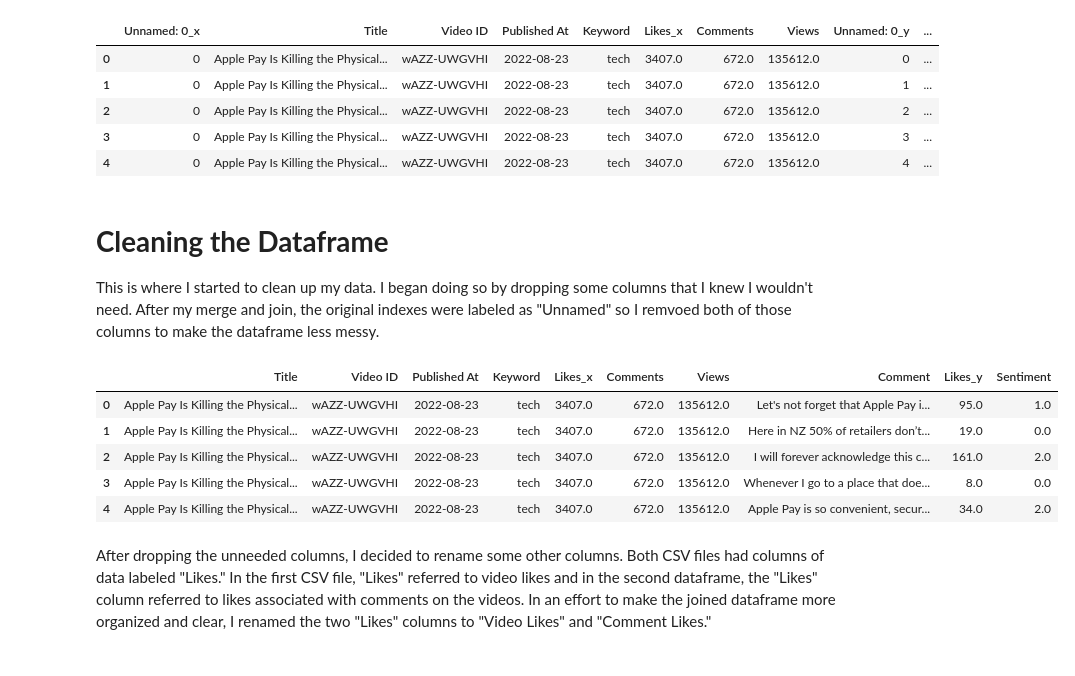
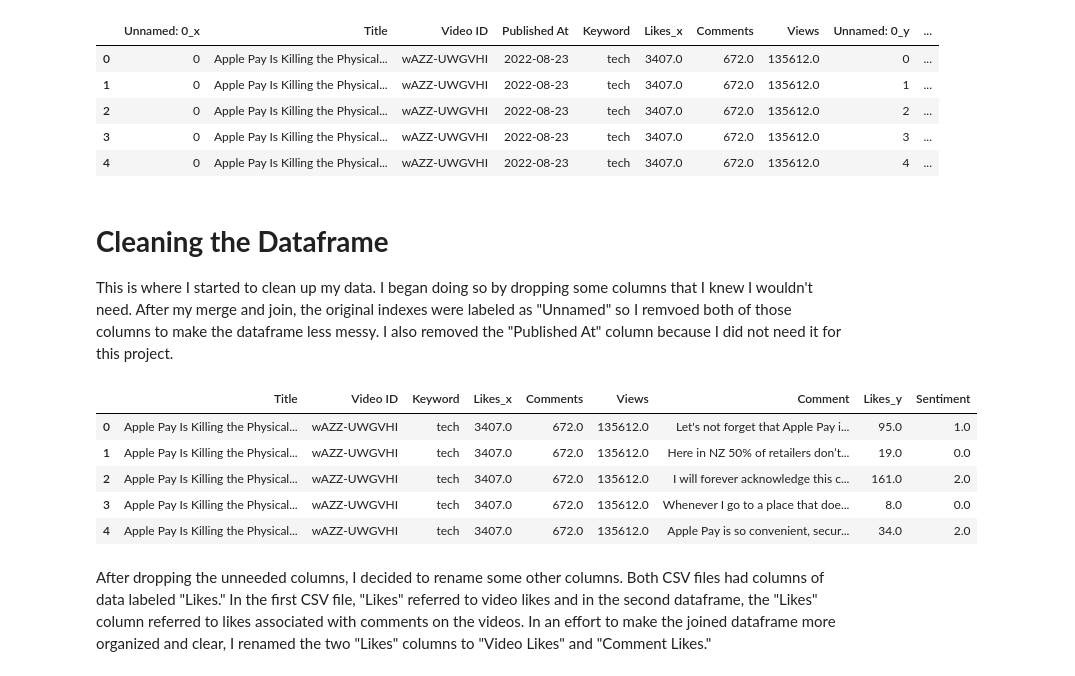
Before and after one commit to alishacopley/youtube_data_analysis, a Jupyter notebook: youtube_data_analysis.ipynb, the cells around one changed output. Drawn from its saved outputs; the diff is of its cells as text; code cells hidden in the pictures.

Commit message:
cleaned my data

```diff
--- a/youtube_data_analysis.ipynb
+++ b/youtube_data_analysis.ipynb
@@ -59,20 +59,20 @@ df3.head()
 # %% [markdown]
 # **Cleaning the Dataframe** #
 
-This is where I started to clean up my data. I began doing so by dropping some columns that I knew I wouldn't need. After my merge and join, the original indexes were labeled as "Unnamed" so I remvoed both of those columns to make the dataframe less messy.
+This is where I started to clean up my data. I began doing so by dropping some columns that I knew I wouldn't need. After my merge and join, the original indexes were labeled as "Unnamed" so I remvoed both of those columns to make the dataframe less messy. I also removed the "Published At" column because I did not need it for this project.
 # %%
 # Drop unneeded columns from dataframe
 
-youtube_data = df3.drop(columns=['Unnamed: 0_x', 'Unnamed: 0_y'])
+youtube_data = df3.drop(columns=['Unnamed: 0_x', 'Unnamed: 0_y', 'Published At'])
 
 youtube_data.head()
 # %% [output]
-|  | Title | Video ID | Published At | Keyword | Likes_x | Comments | Views | Comment | Likes_y | Sentiment |
-| 0 | Apple Pay Is Killing the Physical... | wAZZ-UWGVHI | 2022-08-23 | tech | 3407.0 | 672.0 | 135612.0 | Let's not forget that Apple Pay i... | 95.0 | 1.0 |
-| 1 | Apple Pay Is Killing the Physical... | wAZZ-UWGVHI | 2022-08-23 | tech | 3407.0 | 672.0 | 135612.0 | Here in NZ 50% of retailers don’t... | 19.0 | 0.0 |
-| 2 | Apple Pay Is Killing the Physical... | wAZZ-UWGVHI | 2022-08-23 | tech | 3407.0 | 672.0 | 135612.0 | I will forever acknowledge this c... | 161.0 | 2.0 |
-| 3 | Apple Pay Is Killing the Physical... | wAZZ-UWGVHI | 2022-08-23 | tech | 3407.0 | 672.0 | 135612.0 | Whenever I go to a place that doe... | 8.0 | 0.0 |
-| 4 | Apple Pay Is Killing the Physical... | wAZZ-UWGVHI | 2022-08-23 | tech | 3407.0 | 672.0 | 135612.0 | Apple Pay is so convenient, secur... | 34.0 | 2.0 |
+|  | Title | Video ID | Keyword | Likes_x | Comments | Views | Comment | Likes_y | Sentiment |
+| 0 | Apple Pay Is Killing the Physical... | wAZZ-UWGVHI | tech | 3407.0 | 672.0 | 135612.0 | Let's not forget that Apple Pay i... | 95.0 | 1.0 |
+| 1 | Apple Pay Is Killing the Physical... | wAZZ-UWGVHI | tech | 3407.0 | 672.0 | 135612.0 | Here in NZ 50% of retailers don’t... | 19.0 | 0.0 |
+| 2 | Apple Pay Is Killing the Physical... | wAZZ-UWGVHI | tech | 3407.0 | 672.0 | 135612.0 | I will forever acknowledge this c... | 161.0 | 2.0 |
+| 3 | Apple Pay Is Killing the Physical... | wAZZ-UWGVHI | tech | 3407.0 | 672.0 | 135612.0 | Whenever I go to a place that doe... | 8.0 | 0.0 |
+| 4 | Apple Pay Is Killing the Physical... | wAZZ-UWGVHI | tech | 3407.0 | 672.0 | 135612.0 | Apple Pay is so convenient, secur... | 34.0 | 2.0 |
 # %% [markdown]
 After dropping the unneeded columns, I decided to rename some other columns. Both CSV files had columns of data labeled "Likes." In the first CSV file, "Likes" referred to video likes and in the second dataframe, the "Likes" column referred to likes associated with comments on the videos. In an effort to make the joined dataframe more organized and clear, I renamed the two "Likes" columns to "Video Likes" and "Comment Likes."
 # %%
```
Also changed, not shown: parts of 11 cells of this notebook.
